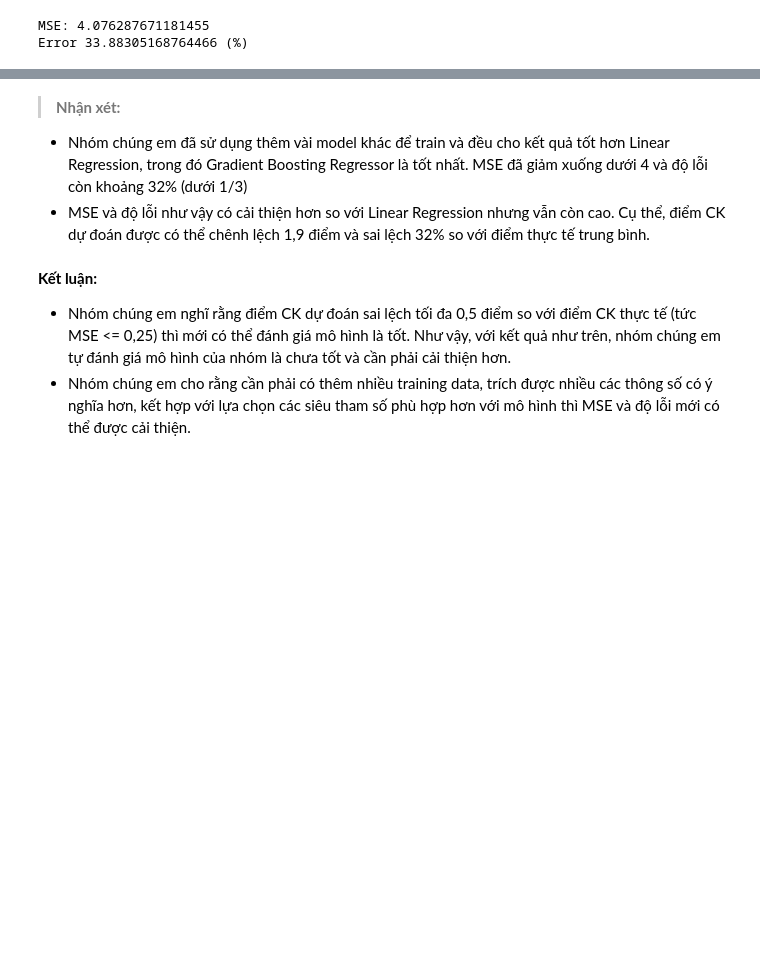
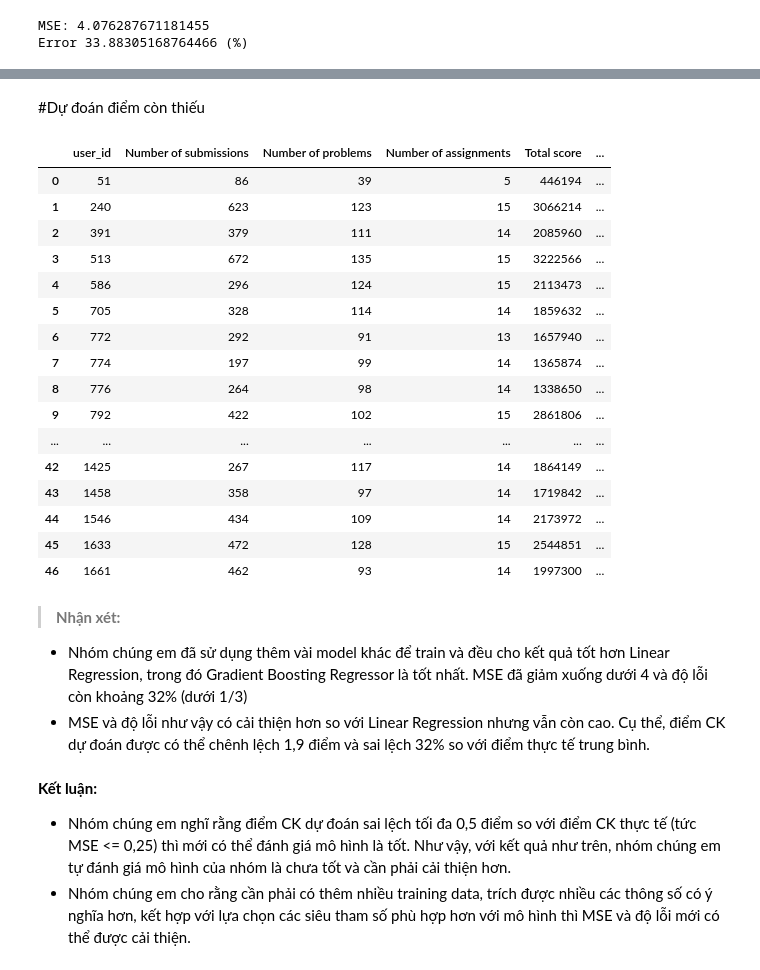
Before and after one commit to UIT-19521183/CS114.L21-MachineLearning, a Jupyter notebook: Colab assignments/3) Predicting students' final exam scores from wecode data/predict_final_score.ipynb, the cells around one changed output, grey strips where cells are left out. Saved outputs shown, nothing was run; the diff lists cells and outputs as text; code cells hidden in the pictures; blank space fills up the shorter version.

```diff
--- a/Colab assignments/3) Predicting students' final exam scores from wecode data/predict_final_score.ipynb
+++ b/Colab assignments/3) Predicting students' final exam scores from wecode data/predict_final_score.ipynb
@@ -902,7 +905,7 @@ for i in range(2):
 # Chuẩn hóa các thông số bằng Standard Scaler trong thư viện sklearn
 from sklearn.preprocessing import StandardScaler
 scaler=StandardScaler()
-X=training_data.drop(["CK"], axis=1)
+X=training_data.drop(columns=["CK", "user_id"], axis=1)
 X=scaler.fit_transform(X)
 y=training_data["CK"]
 # %% [markdown]
@@ -983,3 +986,44 @@ Error 32.220741870954996 (%)
+# %% [markdown]
+#Dự đoán điểm còn thiếu
+# %%
+reg=GradientBoostingRegressor(learning_rate=0.05).fit(X, y)
+# %%
+def merge_to_pre_data(features, Output):
+  Pre_data = Output.loc[(Output['CK'].isnull()) | (Output['CK'] == '\xa0'), ['id', 'CK']]
+  Pre_data = Pre_data.rename(columns={'id': 'user_id'})
+
+  training_data=features[0]
+  for feature in features[1:]:
+    training_data=training_data.merge(feature, on='user_id')
+
+  training_data=training_data.merge(Pre_data, on='user_id')
+  training_data.drop(columns='CK', inplace=True)
+
+  return training_data
+# %%
+Pre_data = merge_to_pre_data(features, Output)
+# %%
+X = scaler.transform(Pre_data.drop(columns='user_id'))
+Pre_data['CK'] = reg.predict(X)
+Pre_data
+# %% [output]
+|  | user_id | Number of submissions | Number of problems | Number of assignments | Total score | ... |
+| 0 | 51 | 86 | 39 | 5 | 446194 | ... |
+| 1 | 240 | 623 | 123 | 15 | 3066214 | ... |
+| 2 | 391 | 379 | 111 | 14 | 2085960 | ... |
+| 3 | 513 | 672 | 135 | 15 | 3222566 | ... |
+| 4 | 586 | 296 | 124 | 15 | 2113473 | ... |
+| 5 | 705 | 328 | 114 | 14 | 1859632 | ... |
+| 6 | 772 | 292 | 91 | 13 | 1657940 | ... |
+| 7 | 774 | 197 | 99 | 14 | 1365874 | ... |
+| 8 | 776 | 264 | 98 | 14 | 1338650 | ... |
+| 9 | 792 | 422 | 102 | 15 | 2861806 | ... |
+| ... | ... | ... | ... | ... | ... | ... |
+| 42 | 1425 | 267 | 117 | 14 | 1864149 | ... |
+| 43 | 1458 | 358 | 97 | 14 | 1719842 | ... |
+| 44 | 1546 | 434 | 109 | 14 | 2173972 | ... |
+| 45 | 1633 | 472 | 128 | 15 | 2544851 | ... |
+| 46 | 1661 | 462 | 93 | 14 | 1997300 | ... |
 # %% [markdown]
 > **Nhận xét:**
 - Nhóm chúng em đã sử dụng thêm vài model khác để train và đều cho kết quả tốt hơn Linear Regression, trong đó Gradient Boosting Regressor là tốt nhất. MSE đã giảm xuống dưới 4 và độ lỗi còn khoảng 32% (dưới 1/3)
```
Also changed, not shown: parts of 12 cells of this notebook.
